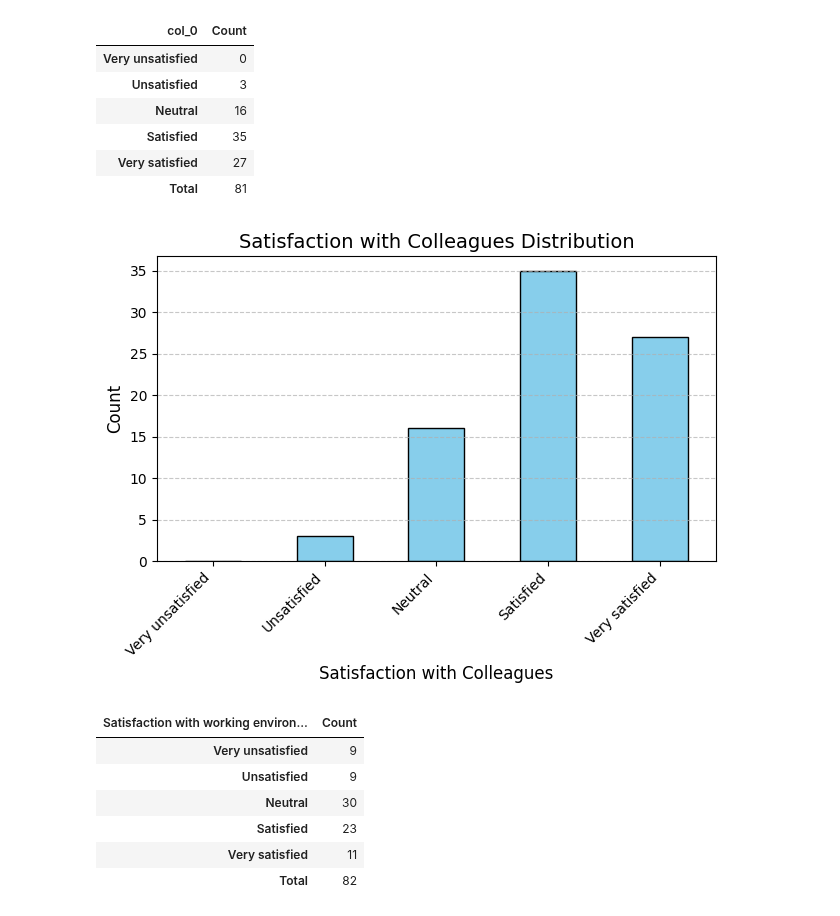
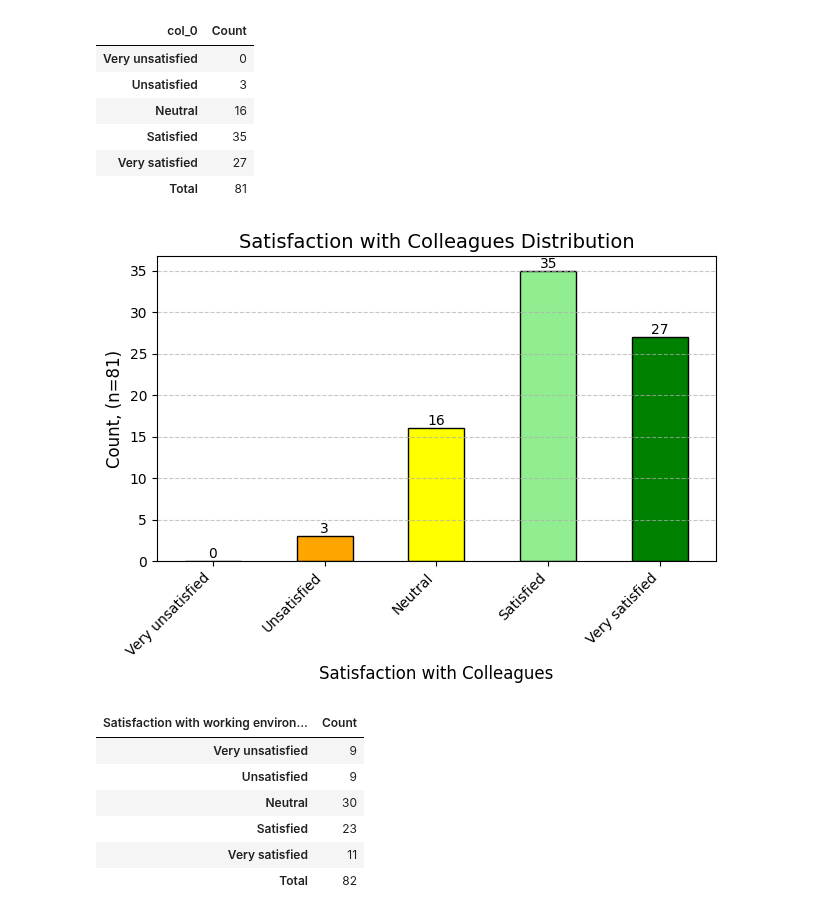
Before and after one commit to jemlau/DataAnalysisProject, a Jupyter notebook: harjotustyöHANNA.ipynb, the cells around one changed output. Drawn from its saved outputs; the diff is of its cells as text; code cells hidden in the pictures.

```diff
--- a/harjotustyöHANNA.ipynb
+++ b/harjotustyöHANNA.ipynb
@@ -91,24 +95,32 @@ df_satcolleques
 # %%
 # Poistetaan "Total"-rivi ennen kaavion piirtämistä
 df_satcolleques_filtered = df_satcolleques[:-1]
 
+# Määritellään värit tyytyväisyysluokkien mukaan
+colors = ['green', 'orange', 'yellow', 'lightgreen']
+
 # Piirretään pylväsdiagrammi
-df_satcolleques_filtered['Count'].plot(kind='bar', color='skyblue', edgecolor='black')
+ax = df_satcolleques_filtered['Count'].plot(kind='bar', color=colors, edgecolor='black')
 
 # Akselin ja otsikon asettaminen
 plt.xlabel('Satisfaction with Colleagues', fontsize=12)
-plt.ylabel('Count', fontsize=12)
+plt.ylabel('Count, (n=81)', fontsize=12)  # Lisätty n=82 y-akselin otsikkoon
 plt.title('Satisfaction with Colleagues Distribution', fontsize=14)
 
 # Asetetaan x-akselin nimikkeet
 plt.xticks(rotation=45, ha='right')
 
 # Lisätään ruudukko ja tiivistetään ulkoasua
 plt.grid(axis='y', linestyle='--', alpha=0.7)
 plt.tight_layout()  # Varmistetaan, että kaikki teksti näkyy
+
+# Lisätään pylväiden sisälle määrät
+for idx, value in enumerate(df_satcolleques_filtered['Count']):
+    ax.text(idx, value, str(value), ha='center', va='bottom')  # 'va' määrää tekstin sijoittelun y-akselilla
+
 plt.show()
 # %% [output]
-[figure, old version]
+[figure, new version]
 # %%
 df_satworkingenvironment=pd.crosstab(df['sat_workingEnvironment'], 'Count')
 df_satworkingenvironment.index=['Very unsatisfied', 'Unsatisfied', 'Neutral', 'Satisfied', 'Very satisfied']
```
Also changed, not shown: parts of 7 cells of this notebook.
